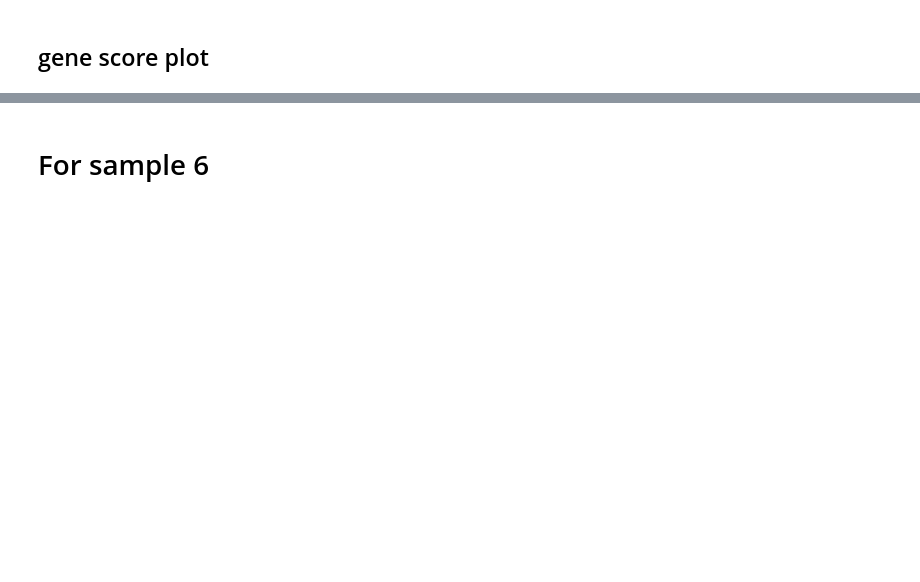
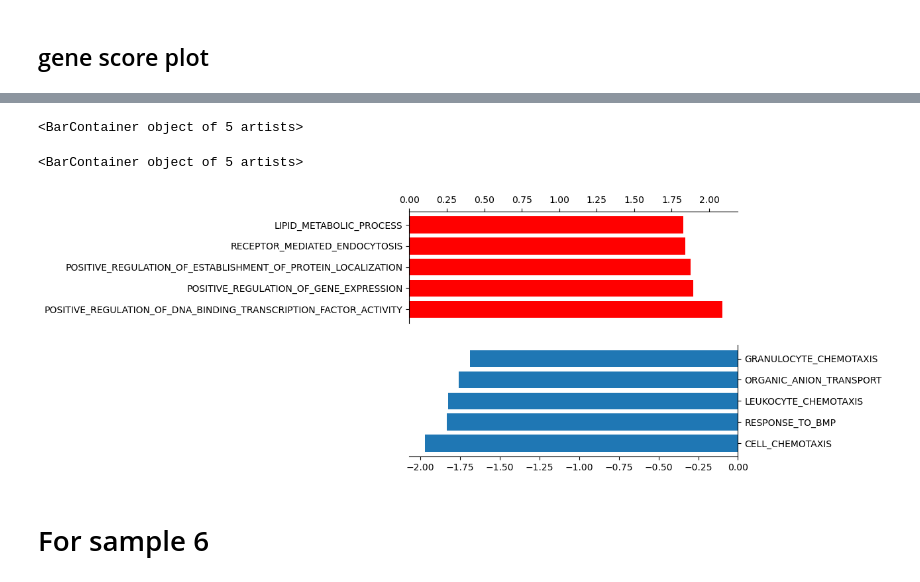
Before and after one commit to FDUguchunhui/crispr, a Jupyter notebook: notebook/analysis/wilcoxon_test.ipynb, the cells around one changed output, grey strips where cells are left out. Drawn from its saved outputs; the diff is of its cells as text; code cells hidden in the pictures; blank space fills up the shorter version.

```diff
--- a/notebook/analysis/wilcoxon_test.ipynb
+++ b/notebook/analysis/wilcoxon_test.ipynb
@@ -414,19 +467,23 @@ plt.show();
 # %%
-# # barplot NES
-# fig, ax = plt.subplots(2)
-#
-# # plt.subplots_adjust(top=0.9)
-# ax[0].barh(pos_genes['Term'], pos_genes['NES'], color='red')
-# ax[0].xaxis.tick_top()
-# ax[1].barh(neg_genes['Term'], neg_genes['NES'])
-# ax[1].yaxis.tick_right()
-#
-# ax[0].spines['right'].set_visible(False)
-# ax[0].spines['bottom'].set_visible(False)
-#
-#
-# ax[1].spines['top'].set_visible(False)
-# ax[1].spines['left'].set_visible(False)
+# barplot NES
+fig, ax = plt.subplots(2)
+
+# plt.subplots_adjust(top=0.9)
+ax[0].barh(pos_genes['Term'], pos_genes['NES'], color='red')
+ax[0].xaxis.tick_top()
+ax[1].barh(neg_genes['Term'], neg_genes['NES'])
+ax[1].yaxis.tick_right()
+
+ax[0].spines['right'].set_visible(False)
+ax[0].spines['bottom'].set_visible(False)
+
+
+ax[1].spines['top'].set_visible(False)
+ax[1].spines['left'].set_visible(False)
+# %% [output]
+<BarContainer object of 5 artists>
+<BarContainer object of 5 artists>
+[figure, added]
 # %% [markdown]
 # For sample 6
 # %%
```
Also changed, not shown: parts of 17 cells of this notebook, 1 other file.
